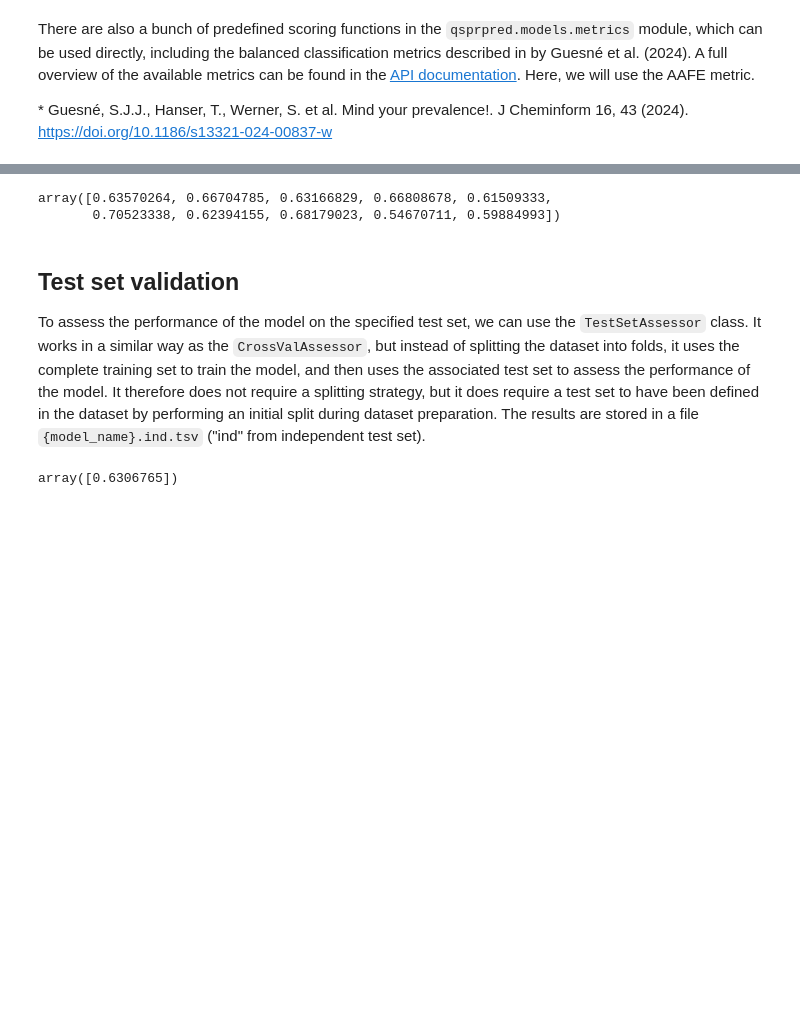
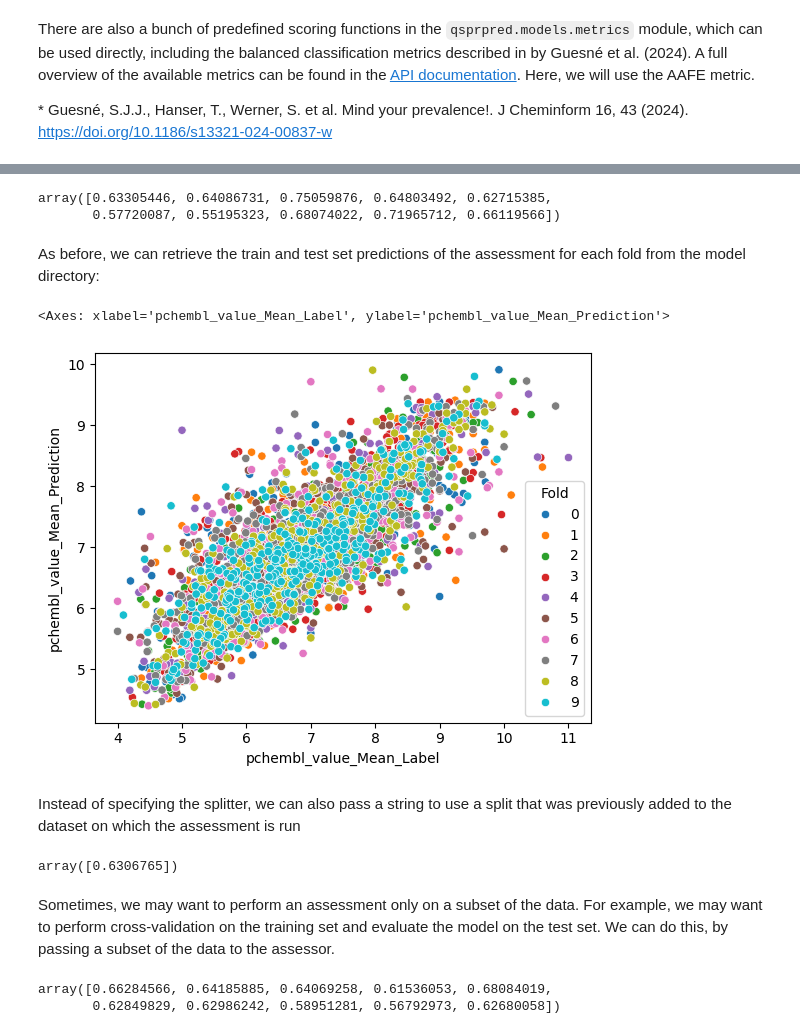
Before and after one commit to CDDLeiden/QSPRpred, a Jupyter notebook: tutorials/basics/modelling/model_assessment.ipynb, the cells around one changed output, grey strips where cells are left out. Drawn from its saved outputs; the diff is of its cells as text; code cells hidden in the pictures; blank space fills up the shorter version.

```diff
--- a/tutorials/basics/modelling/model_assessment.ipynb
+++ b/tutorials/basics/modelling/model_assessment.ipynb
@@ -129,19 +177,51 @@ You can find more information on how to split the data in the [data splitting tu
 from sklearn.model_selection import KFold
 
 split = KFold(n_splits=10, shuffle=True, random_state=dataset.randomState)
-CrossValAssessor("r2", split=split)(model, dataset)
+Assessor(
+    name = "kfold_assessor",
+    scoring = "r2",
+    split = split,
+)(model, dataset)
 # %% [output]
-array([0.63570264, 0.66704785, 0.63166829, 0.66808678, 0.61509333,
-       0.70523338, 0.62394155, 0.68179023, 0.54670711, 0.59884993])
+array([0.63305446, 0.64086731, 0.75059876, 0.64803492, 0.62715385,
+       0.57720087, 0.55195323, 0.68074022, 0.71965712, 0.66119566])
-# %% [markdown]
-## Test set validation
-To assess the performance of the model on the specified test set, we can use the `TestSetAssessor` class.
-It works in a similar way as the `CrossValAssessor`, but instead of splitting the dataset into folds, it uses the complete training set to train the model, and then uses the associated test set to assess the performance of the model.
-It therefore does not require a splitting strategy, but it does require a test set to have been defined in the dataset by performing an initial split during dataset preparation.
-The results are stored in a file `{model_name}.ind.tsv` ("ind" from independent test set).
-# %%
-from qsprpred.models import TestSetAssessor
-
-TestSetAssessor("r2")(model, dataset)
-# %% [output]
-array([0.6306765])
+# %% [markdown]
+As before, we can retrieve the train and test set predictions of the assessment for each fold from the model directory:
+# %%
+results = pd.read_csv(f"{model.outPrefix}_kfold_assessor.tsv", sep="\t")
+
+sns.scatterplot(results[results["Set"] == "Test"], x="pchembl_value_Mean_Label", y="pchembl_value_Mean_Prediction", hue="Fold", palette="tab10")
+# %% [output]
+<Axes: xlabel='pchembl_value_Mean_Label', ylabel='pchembl_value_Mean_Prediction'>
+[figure, added]
+# %% [markdown]
+Instead of specifying the splitter, we can also pass a string to use a split that was previously added to the dataset on which the assessment is run
+# %%
+# add a random split to the dataset
+dataset.addSplit(RandomSplit(test_fraction=0.2), name="random_split")
+
+# Run the assessment with the split from the dataset
+Assessor(
+    name = "test-set",
+    scoring = "r2",
+    split = "random_split",
+)(model, dataset)
+# %% [output]
+array([0.6306765])
+# %% [markdown]
+Sometimes, we may want to perform an assessment only on a subset of the data.
+For example, we may want to perform cross-validation on the training set and evaluate the model on the test set.
+We can do this, by passing a subset of the data to the assessor.
+# %%
+# get the training set indices
+train_ids, _ = dataset.getSplit("random_split", as_type="ids")[0]
+
+# Run the assessment with the split from the dataset
+Assessor(
+    name = "train-set-cross-val",
+    scoring = "r2",
+    split = KFold(n_splits=10, shuffle=True, random_state=dataset.randomState)
+)(model, dataset[train_ids])
+# %% [output]
+array([0.66284566, 0.64185885, 0.64069258, 0.61536053, 0.68084019,
+       0.62849829, 0.62986242, 0.58951281, 0.56792973, 0.62680058])
```
Also changed, not shown: parts of 23 cells of this notebook.
